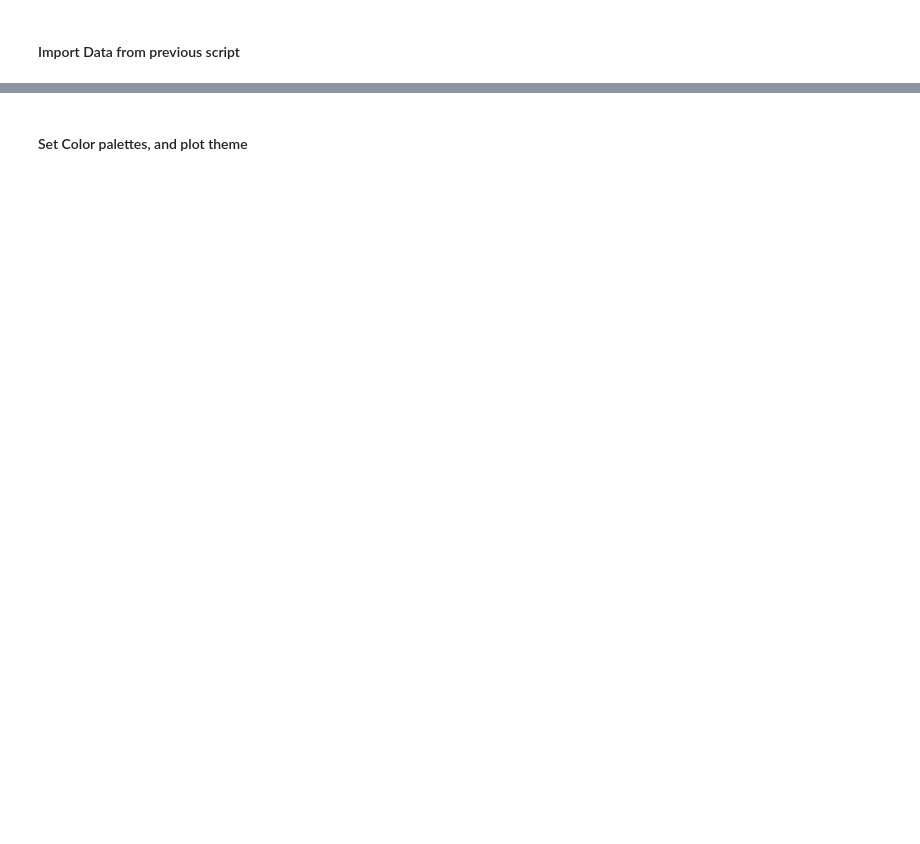
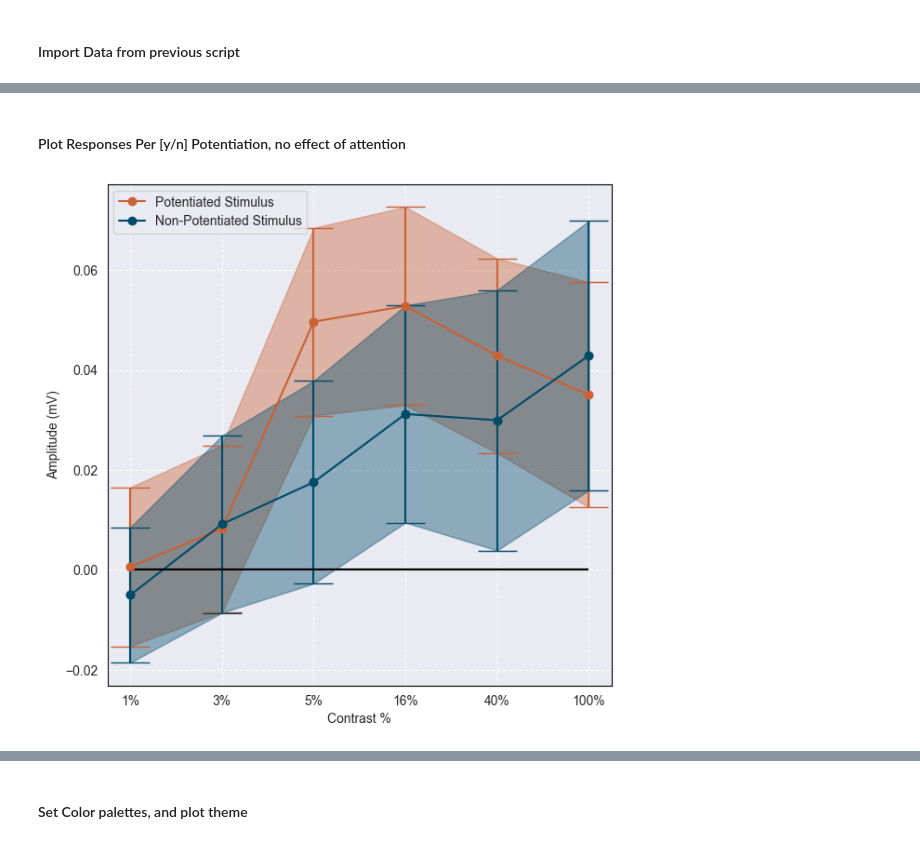
Before and after one commit to PatriciaNL/LTP_analysis, a Jupyter notebook: PythonScripts/ProcessingPipeline/RCAScripts/Hyperbolic_Ratio_Script.ipynb, the cells around one changed output, grey strips where cells are left out. Saved outputs shown, nothing was run; the diff lists cells and outputs as text; code cells hidden in the pictures; blank space fills up the shorter version.

```diff
--- a/PythonScripts/ProcessingPipeline/RCAScripts/Hyperbolic_Ratio_Script.ipynb
+++ b/PythonScripts/ProcessingPipeline/RCAScripts/Hyperbolic_Ratio_Script.ipynb
@@ -46,0 +195,35 @@ Subj_Ids = loadData['Subj_Num_Ids']
+# %% [markdown]
+#### Plot Responses Per [y/n] Potentiation, no effect of attention
+# %%
+Potentiation_Group = np.concatenate((ConditionData[0],ConditionData[2]))
+Non_Potentiation_Group = np.concatenate((ConditionData[1],ConditionData[3]))
+# %%
+Potentiation_DataSet = [Potentiation_Group,Non_Potentiation_Group]
+# %%
+Pot_DataSet_Avg = {}
+Pot_DataSet_Std = {}
+
+for group in range(2):
+
+    GroupDataIn = Potentiation_DataSet[group]
+    NumSubs = np.count_nonzero(~np.isnan(GroupDataIn[:,0]))
+    NumObservations = np.sqrt(NumSubs)
+    Pot_DataSet_Avg[group] = np.nanmean(GroupDataIn , axis = 0)
+    Pot_DataSet_Std[group] = np.nanstd(GroupDataIn , axis = 0) / NumObservations
+# %%
+pot_color_set = [13,4]
+fig,axs = plt.subplots(figsize = ((7,7)))
+Pot_Labels = ['Potentiated Stimulus','Non-Potentiated Stimulus']
+for i in range(2):
+    axs.plot(np.arange(0,6,1), Pot_DataSet_Avg[i],color = fill[pot_color_set[i]],marker = 'o', label = Pot_Labels[i])
+    axs.errorbar(np.arange(0,6,1),Pot_DataSet_Avg[i], yerr = Pot_DataSet_Std[i], fmt = 'o',color = fill[pot_color_set[i]], barsabove= False , capsize=15)
+
+    axs.fill_between(np.arange(0,6,1), Pot_DataSet_Avg[i] - Pot_DataSet_Std[i], Pot_DataSet_Avg[i] + Pot_DataSet_Std[i], color=fill[pot_color_set[i]], alpha=0.4)
+
+    axs.legend()
+    axs.set_ylabel(f'Amplitude (mV)')
+    axs.set_xlabel(f'Contrast %')
+    axs.set_xticks(ticks = np.arange(0,6,1),labels = contrast_labs)
+    axs.hlines(0,xmin = 0,xmax = 5, color = 'black')
+# %% [output]
+[figure, added]
```
Also changed, not shown: parts of 40 cells of this notebook.
